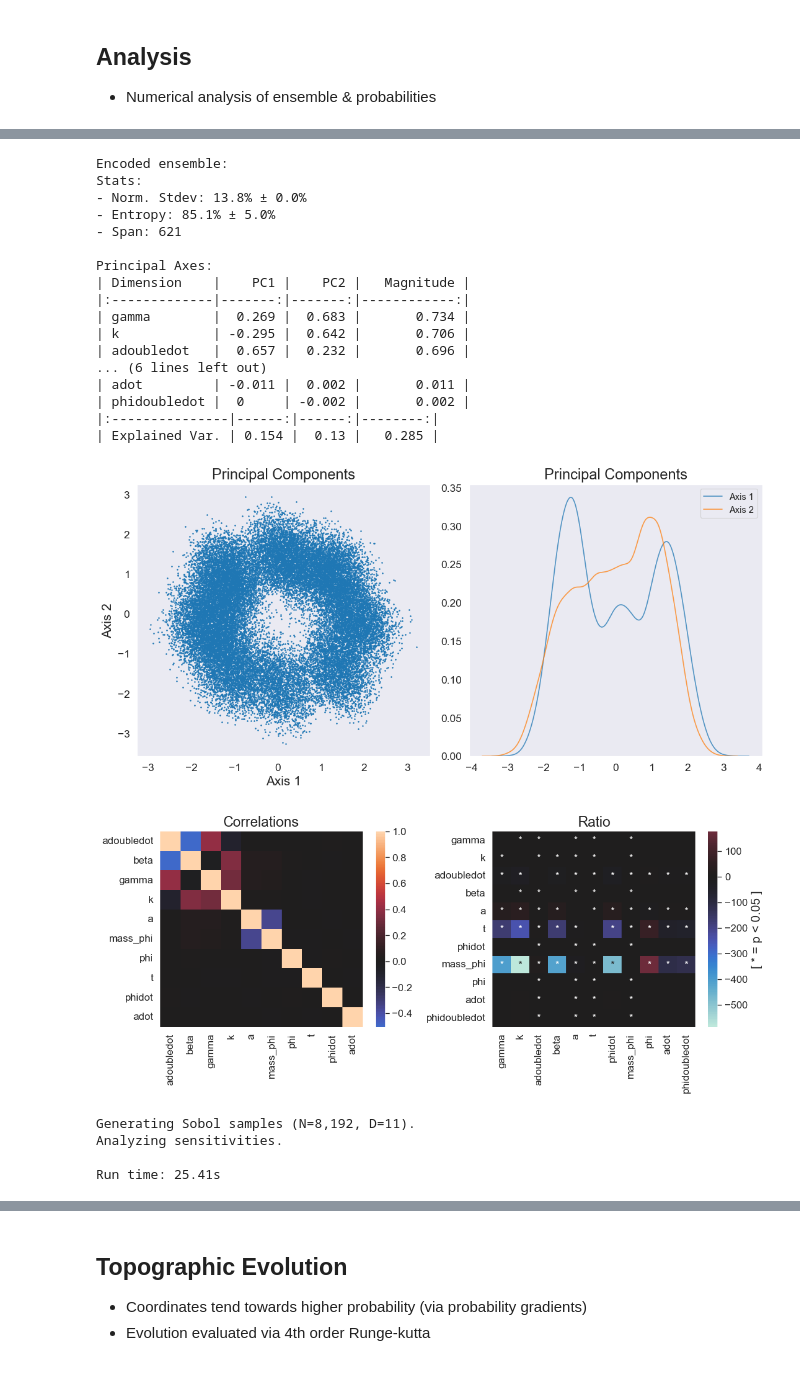
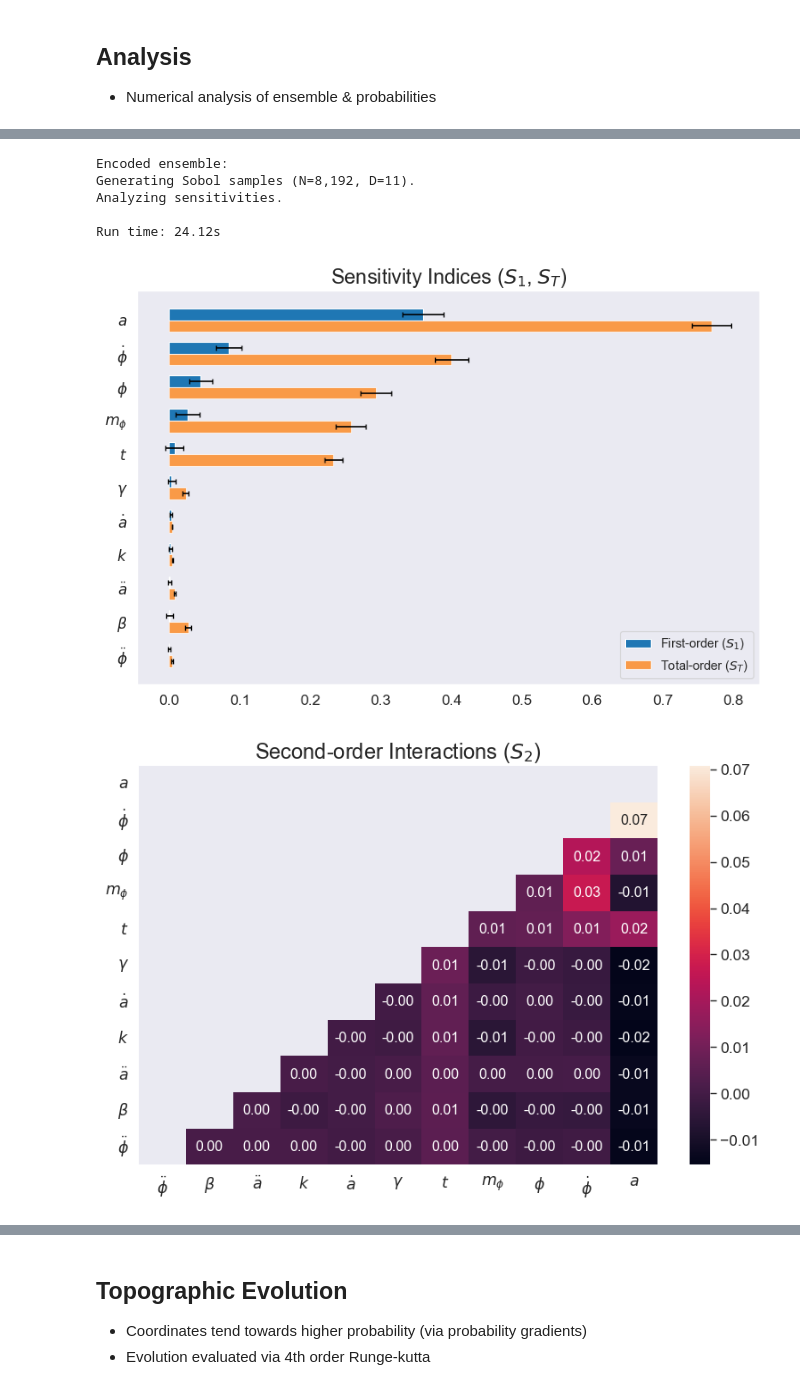
Before and after one commit to jgsoltes/Spacetime-KDE, a Jupyter notebook: Universe_KDE.ipynb, the cells around one changed output, grey strips where cells are left out. Drawn from its saved outputs; the diff is of its cells as text; code cells hidden in the pictures.

```diff
--- a/Universe_KDE.ipynb
+++ b/Universe_KDE.ipynb
@@ -1582,7 +1582,6 @@ sobol_distributions() # compare resonance of a sobol sequence
 covariance_analysis(ensemble_exponents)
 plot_energy_scatter()
 print('\nEncoded ensemble:')
-hdim.analyze(ensemble_exponents)
 
 # sensitivity analysis
 n_sensitivity_samples = 2**13 if plot_resolution == 'high' else 2**10
@@ -1625,42 +1624,26 @@ Phantom                   | 0.015       % | 0.019       %
 [figure]
 \begin{table}
 \caption{Ensemble Covariance Matrix}
 \label{tab:covariance}
 \begin{tabular}{lrrrrrrrrrrr}
 \toprule
  & $t$ & $a$ & $\dot{a}$ & $\ddot{a}$ & $\phi$ & $\dot{\phi}$ & $\ddot{\phi}$ & $m_{\phi}$ & $k$ & $\beta$ & $\gamma$ \\
 \midrule
 $t$ & 223.9 & 0.6 & -3.8 & 2.3 & -6.7 & -2.6 & 5.9 & -1.2 & -0.1 & -0.0 & -0.1 \\
 $a$ & 0.6 & 197.8 & 2.4 & 7.1 & 2.1 & -8.9 & -1.0 & -66.6 & 0.1 & 0.3 & 0.3 \\
 $\dot{a}$ & -3.8 & 2.4 & 1862.0 & -9.3 & 5.9 & -15.8 & -26.8 & -3.4 & 0.1 & 0.1 & -0.1 \\
 $\ddot{a}$ & 2.3 & 7.1 & -9.3 & 8496.8 & -8.4 & 57.6 & -9.0 & 4.6 & -4.5 & -24.5 & 19.4 \\
 $\phi$ & -6.7 & 2.1 & 5.9 & -8.4 & 1150.9 & 27.6 & 60.4 & -4.0 & 0.0 & 0.1 & -0.0 \\
 ... (5 lines left out)
 $\gamma$ & -0.1 & 0.3 & -0.1 & 19.4 & -0.0 & 0.0 & -0.1 & 0.3 & 0.1 & -0.0 & 0.3 \\
 \bottomrule
 \end{tabular}
 \end{table}
 [figure]
 Encoded ensemble:
-Stats:
-- Norm. Stdev: 13.8% ± 0.0%
-- Entropy: 85.1% ± 5.0%
-- Span: 621
+Generating Sobol samples (N=8,192, D=11).
+Analyzing sensitivities.
 
-Principal Axes:
-| Dimension    |    PC1 |    PC2 |   Magnitude |
-|:-------------|-------:|-------:|------------:|
-| gamma        |  0.269 |  0.683 |       0.734 |
-| k            | -0.295 |  0.642 |       0.706 |
-| adoubledot   |  0.657 |  0.232 |       0.696 |
-... (6 lines left out)
-| adot         | -0.011 |  0.002 |       0.011 |
-| phidoubledot |  0     | -0.002 |       0.002 |
-|:---------------|------:|------:|--------:|
-| Explained Var. | 0.154 |  0.13 |   0.285 |
+Run time: 24.12s
-[figure, old version]
+[figure, new version]
-[figure, old version]
+[figure, new version]
-Generating Sobol samples (N=8,192, D=11).
-Analyzing sensitivities.
-
-Run time: 25.41s
```
Also changed, not shown: parts of 3 cells of this notebook.
